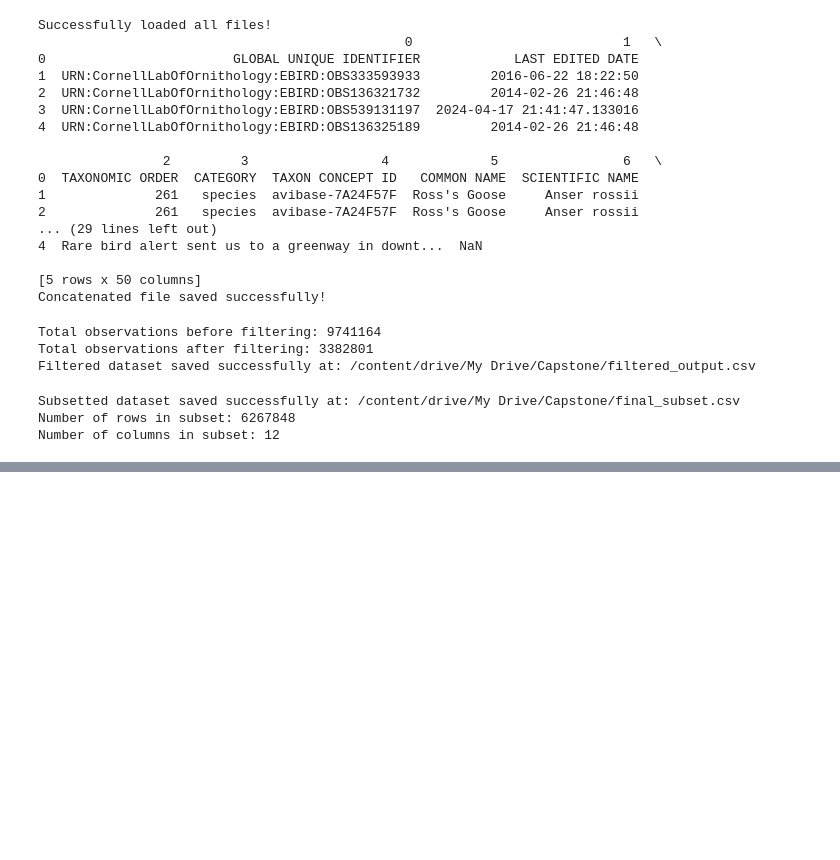
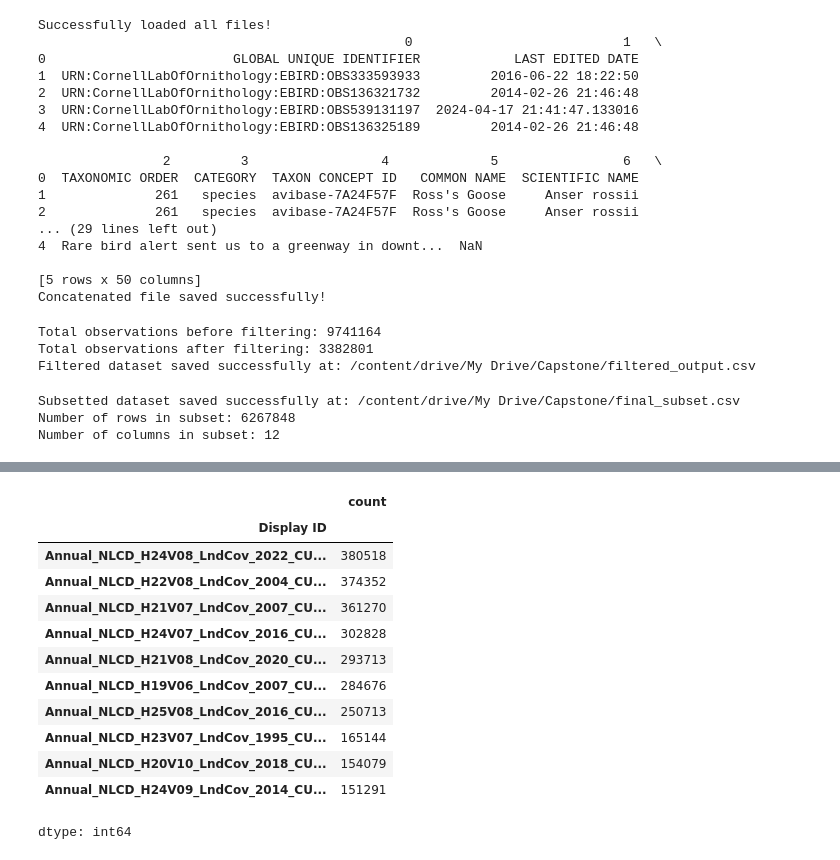
Before and after one commit to Fdogbe1/Capstone, a Jupyter notebook: Capstone.ipynb, the cells around one changed output, grey strips where cells are left out. Cells and saved outputs as stored; diff of their text form; code cells hidden in the pictures; blank space fills up the shorter version.

```diff
--- a/Capstone.ipynb
+++ b/Capstone.ipynb
@@ -154,0 +729,17 @@ Number of columns in subset: 12
+# %%
+#Examining land cover along migration paths:
+df_final_unified["Display ID"].value_counts().head(10)
+# %% [output]
+|  | count |
+| Display ID |  |
+| Annual_NLCD_H24V08_LndCov_2022_CU... | 380518 |
+| Annual_NLCD_H22V08_LndCov_2004_CU... | 374352 |
+| Annual_NLCD_H21V07_LndCov_2007_CU... | 361270 |
+| Annual_NLCD_H24V07_LndCov_2016_CU... | 302828 |
+| Annual_NLCD_H21V08_LndCov_2020_CU... | 293713 |
+| Annual_NLCD_H19V06_LndCov_2007_CU... | 284676 |
+| Annual_NLCD_H25V08_LndCov_2016_CU... | 250713 |
+| Annual_NLCD_H23V07_LndCov_1995_CU... | 165144 |
+| Annual_NLCD_H20V10_LndCov_2018_CU... | 154079 |
+| Annual_NLCD_H24V09_LndCov_2014_CU... | 151291 |
+dtype: int64
```
Also changed, not shown: parts of 24 cells of this notebook.
